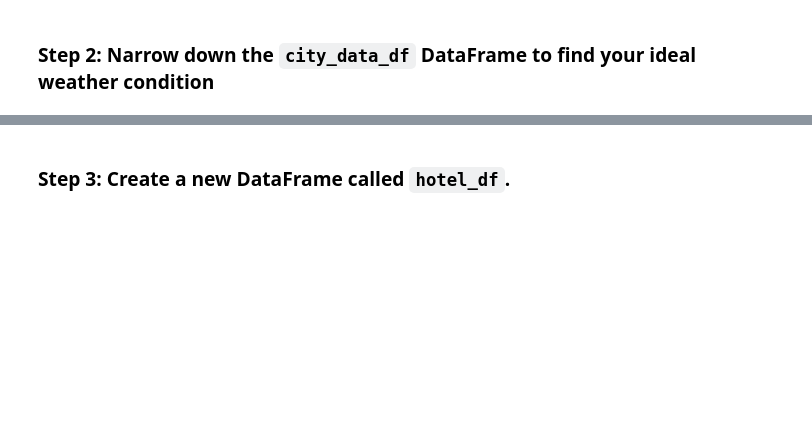
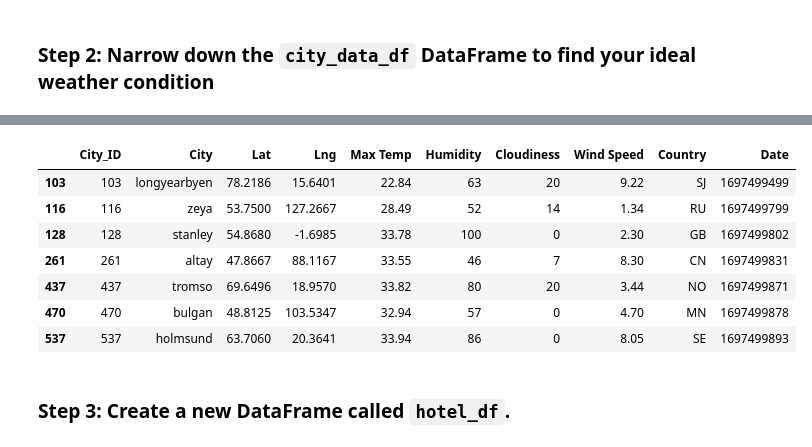
Before and after one commit to mihle3124/Python-API-Challenge, a Jupyter notebook: VacationPy.ipynb, the cells around one changed output, grey strips where cells are left out. Saved outputs shown, nothing was run; the diff lists cells and outputs as text; code cells hidden in the pictures; blank space fills up the shorter version.

```diff
--- a/VacationPy.ipynb
+++ b/VacationPy.ipynb
@@ -97,2 +59,20 @@ map_plot_1
+# %%
+fit_criteria_city = city_data_df.loc[(city_data_df["Max Temp"] < 35)
+                                     & (city_data_df["Max Temp"] > 20)
+                                     & (city_data_df["Cloudiness"] < 21)
+                                     & (city_data_df["Wind Speed"] <10)]
+
+fit_criteria_city.dropna()
+
+fit_criteria_city
+# %% [output]
+|  | City_ID | City | Lat | Lng | Max Temp | Humidity | Cloudiness | Wind Speed | Country | Date |
+| 103 | 103 | longyearbyen | 78.2186 | 15.6401 | 22.84 | 63 | 20 | 9.22 | SJ | 1697499499 |
+| 116 | 116 | zeya | 53.7500 | 127.2667 | 28.49 | 52 | 14 | 1.34 | RU | 1697499799 |
+| 128 | 128 | stanley | 54.8680 | -1.6985 | 33.78 | 100 | 0 | 2.30 | GB | 1697499802 |
+| 261 | 261 | altay | 47.8667 | 88.1167 | 33.55 | 46 | 7 | 8.30 | CN | 1697499831 |
+| 437 | 437 | tromso | 69.6496 | 18.9570 | 33.82 | 80 | 20 | 3.44 | NO | 1697499871 |
+| 470 | 470 | bulgan | 48.8125 | 103.5347 | 32.94 | 57 | 0 | 4.70 | MN | 1697499878 |
+| 537 | 537 | holmsund | 63.7060 | 20.3641 | 33.94 | 86 | 0 | 8.05 | SE | 1697499893 |
 # %% [markdown]
 ### Step 3: Create a new DataFrame called `hotel_df`.
```
Also changed, not shown: parts of 9 cells of this notebook, 4 other files.
